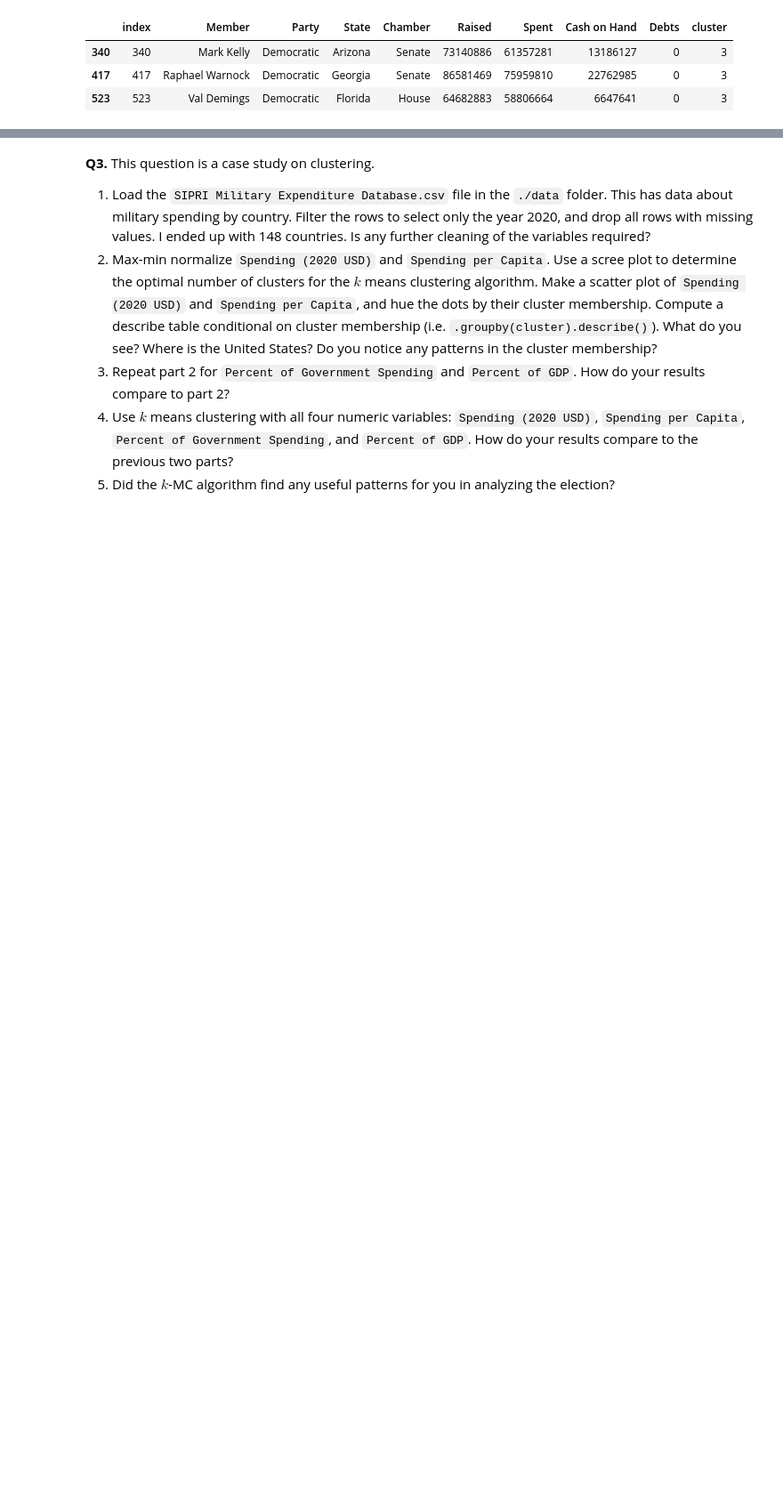
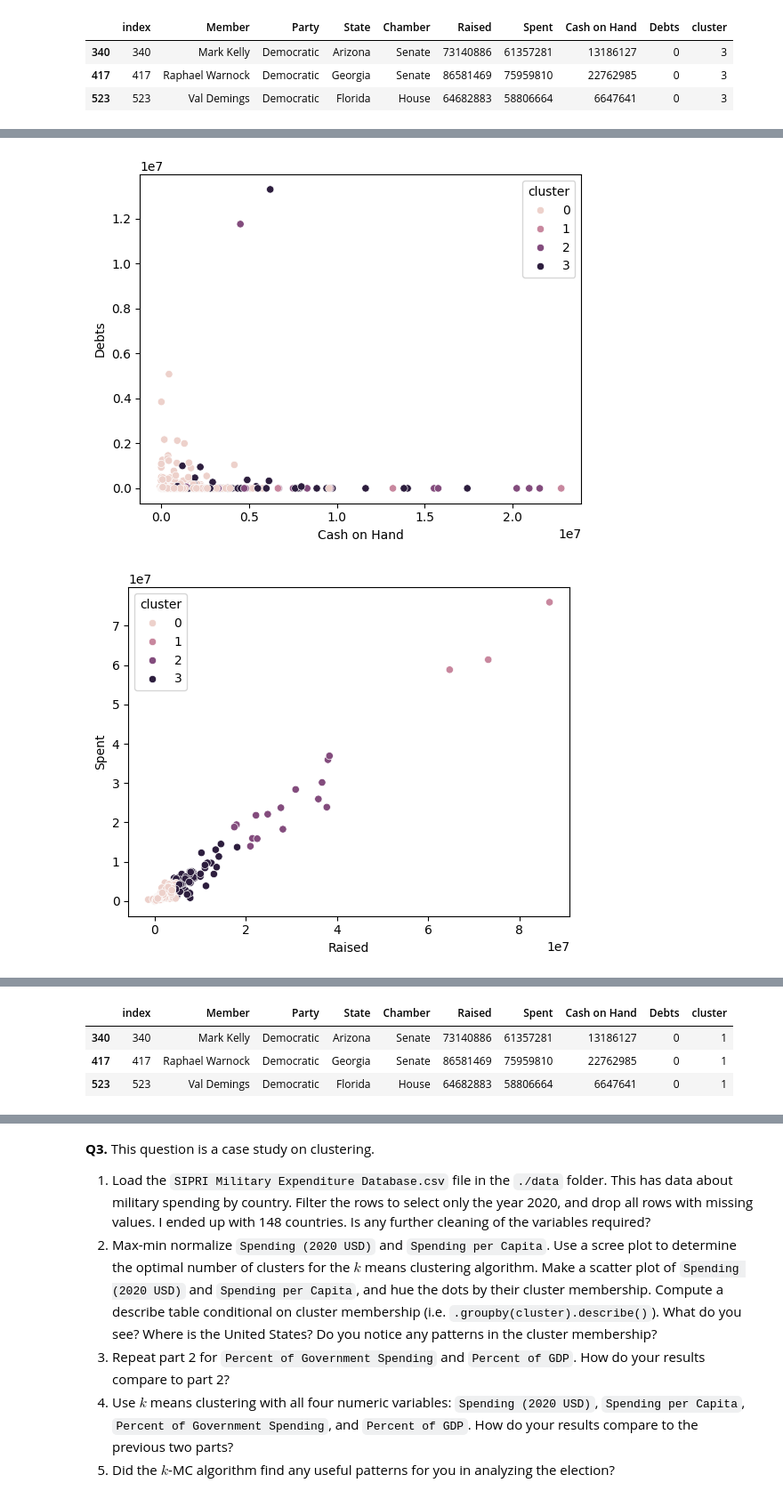
Before and after one commit to KaranRawatUVA/clustering, a Jupyter notebook: assignment/assignment_clustering.ipynb, the cells around one changed output, grey strips where cells are left out. Shown: that part at 89% size. Cells and saved outputs as stored; diff of their text form; code cells hidden in the pictures; blank space fills up the shorter version.

```diff
--- a/assignment/assignment_clustering.ipynb
+++ b/assignment/assignment_clustering.ipynb
@@ -287,0 +339,21 @@ TypeError: Data source must be a DataFrame or Mapping, not <class 'str'>.
+# %%
+model = KMeans(n_clusters=4, max_iter=300, n_init=10, random_state=0)
+model = model.fit(X)
+df['cluster'] = model.labels_
+
+sns.scatterplot(data=df, x='Cash on Hand', y='Debts', hue='cluster')
+plt.show()
+
+sns.scatterplot(data=df, x='Raised', y='Spent', hue='cluster')
+plt.show()
+
+print(df[df['cluster'] == 2])
+df[df['cluster'] == 1]
+
+# The clusters are more similar to the Raise/Spent k means graph then the Cash On Hand/Debts k means graph.
+# This can be seen as comparing each graph to their previous counter part.
+# The Raise/Spent looks very similar while, the Cash On Hand/Debts looks nothing alike
+# Mark Kelly, Raphael Warnock, and Val Demings are all in the same cluster again for example
+# %% [output]
+[figure, added]
+[figure, added]
@@ -287,0 +377,4 @@ TypeError: Data source must be a DataFrame or Mapping, not <class 'str'>.
+|  | index | Member | Party | State | Chamber | Raised | Spent | Cash on Hand | Debts | cluster |
+| 340 | 340 | Mark Kelly | Democratic | Arizona | Senate | 73140886 | 61357281 | 13186127 | 0 | 1 |
+| 417 | 417 | Raphael Warnock | Democratic | Georgia | Senate | 86581469 | 75959810 | 22762985 | 0 | 1 |
+| 523 | 523 | Val Demings | Democratic | Florida | House | 64682883 | 58806664 | 6647641 | 0 | 1 |
```
Also changed, not shown: parts of 7 cells of this notebook.
